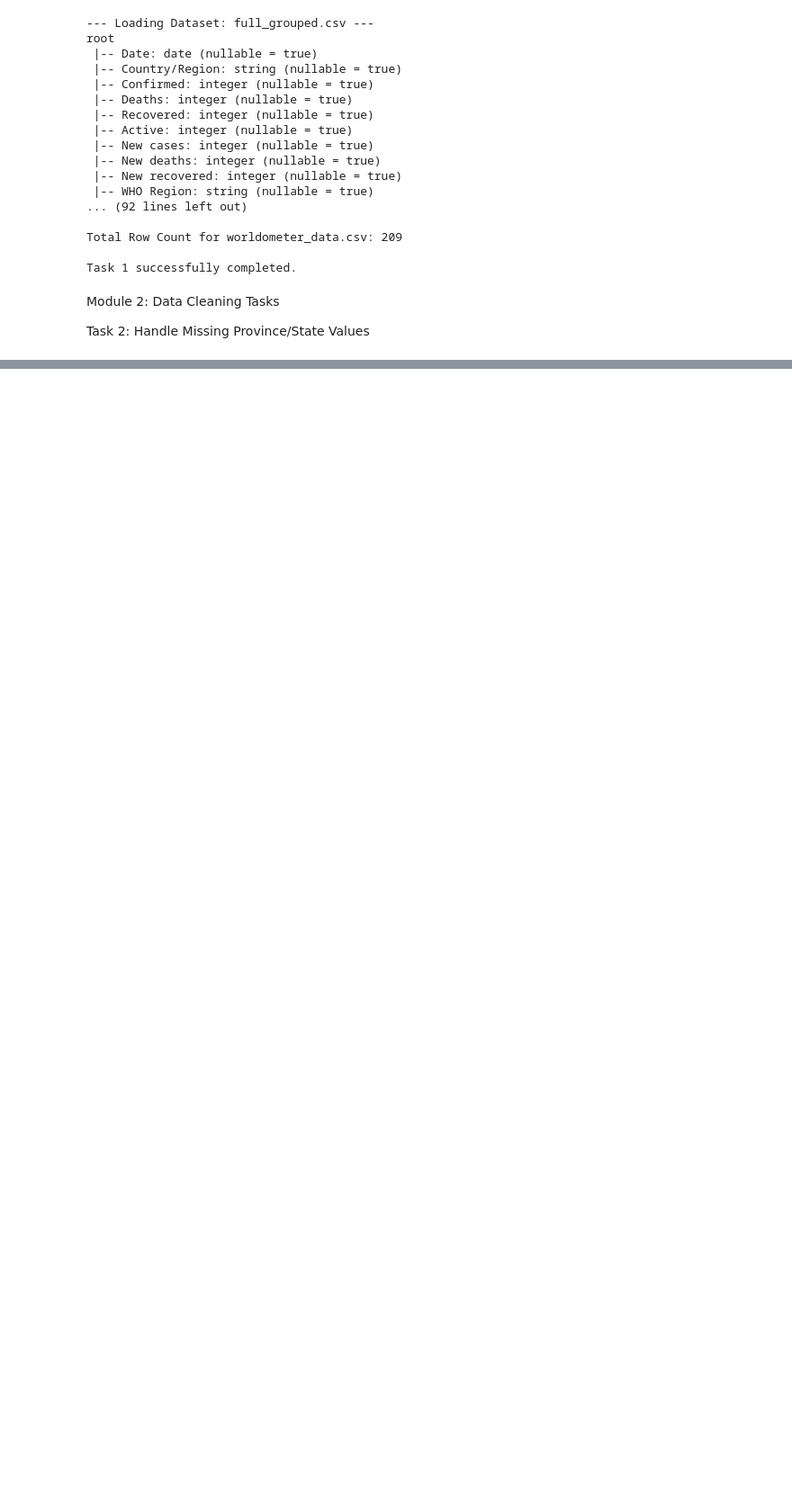
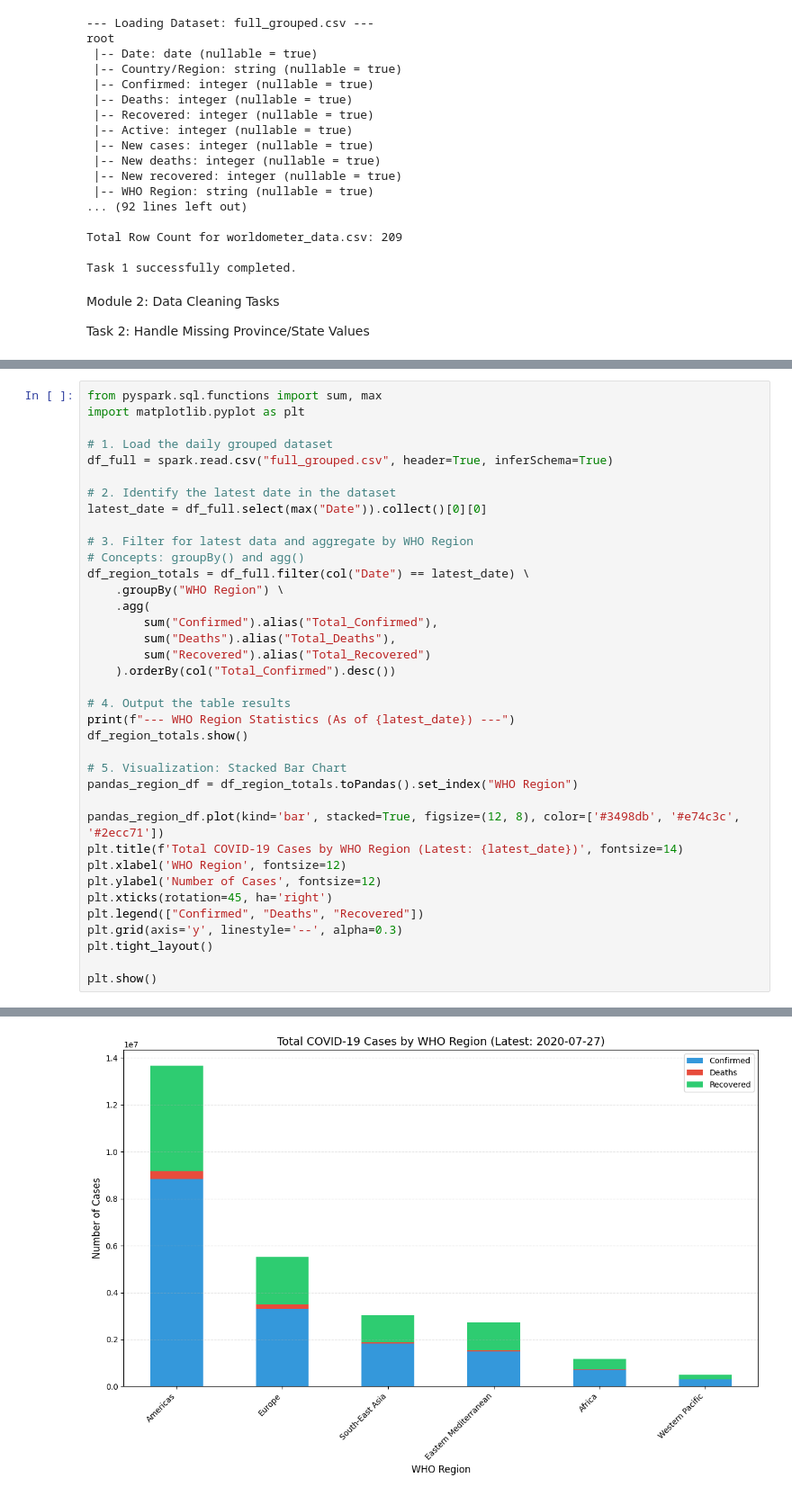
Before and after one commit to DP870/PySpark_Covid_Data_Analysis, a Jupyter notebook: spark.ipynb, the cells around one changed output, grey strips where cells are left out. Shown at 90% size. Cells and saved outputs as stored; diff of their text form; blank space fills up the shorter version.

```diff
--- a/spark.ipynb
+++ b/spark.ipynb
@@ -148,0 +401,38 @@ Remaining Nulls in Province/State: 0
+# %%
+from pyspark.sql.functions import sum, max
+import matplotlib.pyplot as plt
+
+# 1. Load the daily grouped dataset
+df_full = spark.read.csv("full_grouped.csv", header=True, inferSchema=True)
+
+# 2. Identify the latest date in the dataset
+latest_date = df_full.select(max("Date")).collect()[0][0]
+
+# 3. Filter for latest data and aggregate by WHO Region
+# Concepts: groupBy() and agg()
+df_region_totals = df_full.filter(col("Date") == latest_date) \
+    .groupBy("WHO Region") \
+    .agg(
+        sum("Confirmed").alias("Total_Confirmed"),
+        sum("Deaths").alias("Total_Deaths"),
+        sum("Recovered").alias("Total_Recovered")
+    ).orderBy(col("Total_Confirmed").desc())
+
+# 4. Output the table results
+print(f"--- WHO Region Statistics (As of {latest_date}) ---")
+df_region_totals.show()
+
+# 5. Visualization: Stacked Bar Chart
+pandas_region_df = df_region_totals.toPandas().set_index("WHO Region")
+
+pandas_region_df.plot(kind='bar', stacked=True, figsize=(12, 8), color=['#3498db', '#e74c3c', '#2ecc71'])
+plt.title(f'Total COVID-19 Cases by WHO Region (Latest: {latest_date})', fontsize=14)
+plt.xlabel('WHO Region', fontsize=12)
+plt.ylabel('Number of Cases', fontsize=12)
+plt.xticks(rotation=45, ha='right')
+plt.legend(["Confirmed", "Deaths", "Recovered"])
+plt.grid(axis='y', linestyle='--', alpha=0.3)
+plt.tight_layout()
+
+plt.show()
+# %% [output]
@@ -148,0 +450 @@ Remaining Nulls in Province/State: 0
+[figure, added]
```
Also changed, not shown: parts of 44 cells of this notebook.
